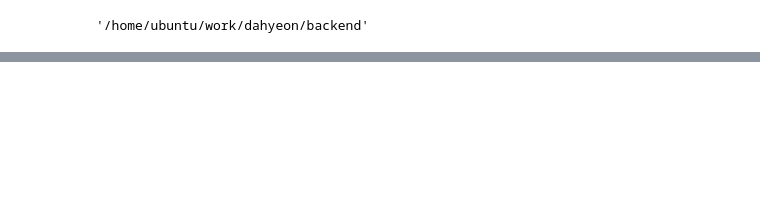
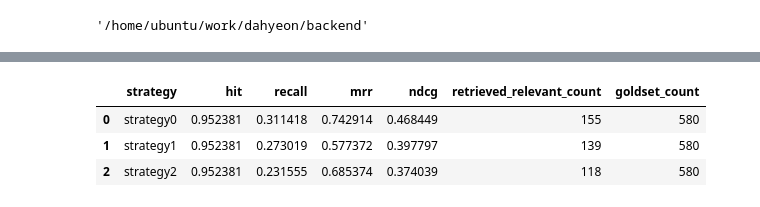
Before and after one commit to book-dodazo/librAIan, a Jupyter notebook: evaluation/notebooks/11_chunk_3_method_evaluation.ipynb, the cells around one changed output, grey strips where cells are left out. Cells and saved outputs as stored; diff of their text form; code cells hidden in the pictures; blank space fills up the shorter version.

```diff
--- a/evaluation/notebooks/11_chunk_3_method_evaluation.ipynb
+++ b/evaluation/notebooks/11_chunk_3_method_evaluation.ipynb
@@ -379,3 +373,95 @@ strategies: ['strategy0', 'strategy1', 'strategy2', 'strategy3']
+# %%
+def compute_retrieval_metrics(
+    eval_data,
+    retrievers,
+    ks=K_VALUES,
+):
+    rows = []
+
+    for qid, d in eval_data.items():
+        rel = d["relevant_isbns"]
+
+        if not rel:
+            continue
+
+        for src in retrievers:
+            ranked = d.get(src, [])
+
+            if not ranked:
+                continue
+
+            for k in ks:
+
+                topk = ranked[:k]
+
+                # 맞춘 ISBN
+                hit_isbns = set(topk) & set(rel)
+
+                rows.append({
+                    "query_id": qid,
+                    "strategy": src,
+                    "k": k,
+
+                    # metric
+                    "hit": hit_at_k(rel, ranked, k),
+                    "recall": recall_at_k(rel, ranked, k),
+                    "mrr": mrr_at_k(rel, ranked, k),
+                    "ndcg": ndcg_at_k(rel, ranked, k),
+
+                    # 추가 count 정보
+                    "goldset_count": len(rel),
+                    "retrieved_relevant_count": len(hit_isbns),
+
+                    # 어떤 책 맞췄는지
+                    "matched_isbns": list(hit_isbns),
+                })
+
+    return pd.DataFrame(rows)
+
+retrieval_df = compute_retrieval_metrics(
+
+    eval_data=eval_data,
+
+    retrievers=strategies,
+
+    ks=K_VALUES,
+
+)
+
+summary_df = (
+
+    retrieval_df
+
+    .groupby("strategy")
+
+    .agg({
+
+        "hit": "mean",
+
+        "recall": "mean",
+
+        "mrr": "mean",
+
+        "ndcg": "mean",
+
+        # count
+
+        "retrieved_relevant_count": "sum",
+
+        "goldset_count": "sum",
+
+    })
+
+    .reset_index()
+
+)
+
+display(summary_df)
+# %% [output]
+|  | strategy | hit | recall | mrr | ndcg | retrieved_relevant_count | goldset_count |
+| 0 | strategy0 | 0.952381 | 0.311418 | 0.742914 | 0.468449 | 155 | 580 |
+| 1 | strategy1 | 0.952381 | 0.273019 | 0.577372 | 0.397797 | 139 | 580 |
+| 2 | strategy2 | 0.952381 | 0.231555 | 0.685374 | 0.374039 | 118 | 580 |
 # %%
 # =====================================================
 # 7. strategy 평균 성능
```
Also changed, not shown: parts of 9 cells of this notebook, 20 other files.
